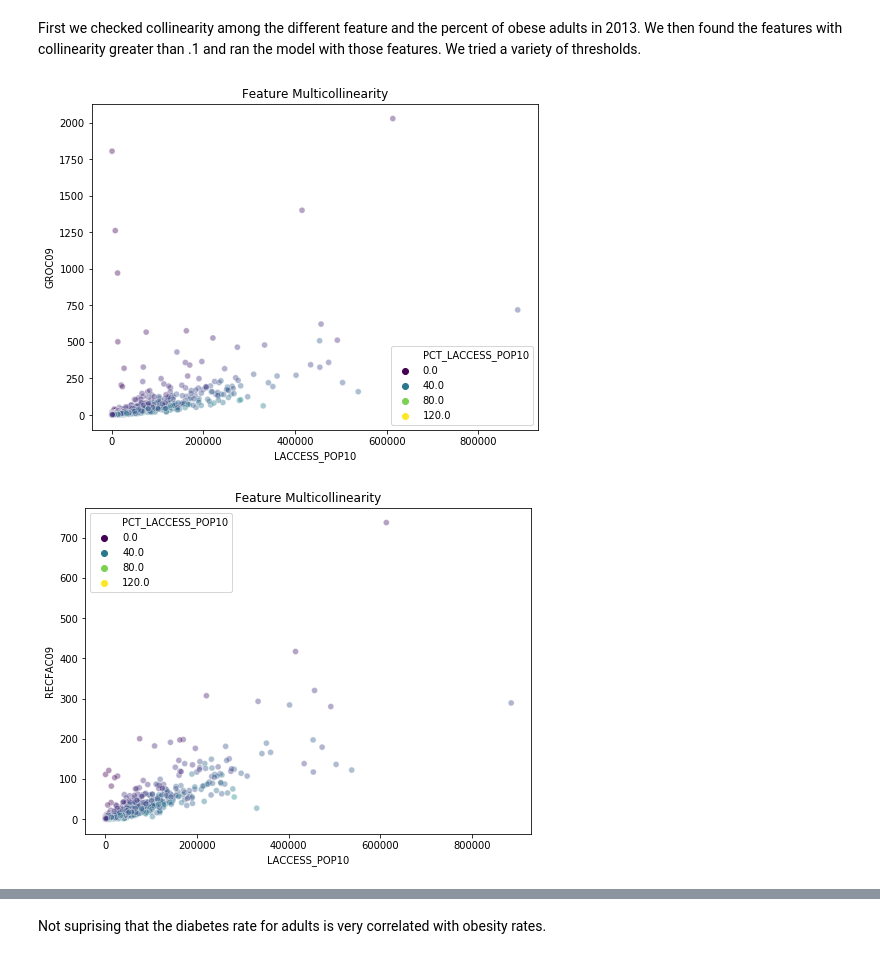
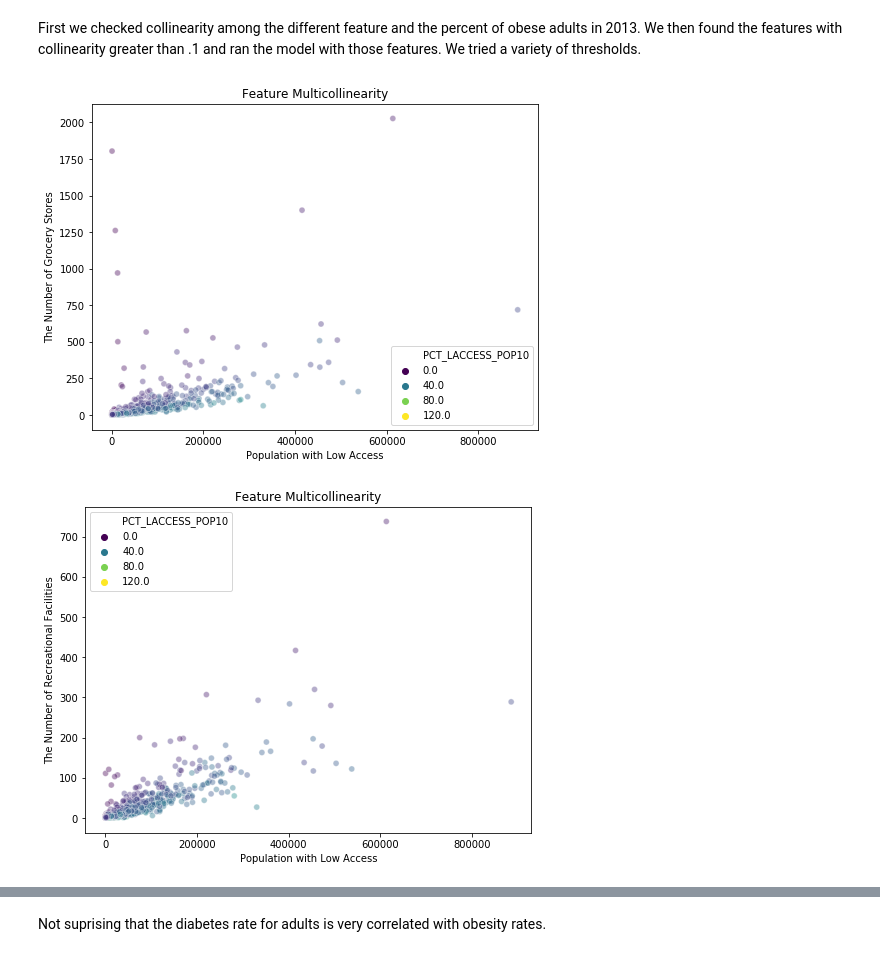
Before and after one commit to Graceallison/Predicting-Obesity-Rate-Bases-on-Food-Environment, a Jupyter notebook: Code/EDA and Modelling.ipynb, the cells around one changed output, grey strips where cells are left out. Cells and saved outputs as stored; diff of their text form; code cells hidden in the pictures.

```diff
--- a/Code/EDA and Modelling.ipynb
+++ b/Code/EDA and Modelling.ipynb
@@ -193,18 +193,18 @@ First we checked collinearity among the different feature and the percent of obe
 ax = plt.figure(figsize=(8,6))
 ax = sns.scatterplot(x=df['LACCESS_POP10'], y=df['GROC09'], hue=df['PCT_LACCESS_POP10'],
                  cmap='viridis', alpha=.4, legend='brief', palette='viridis')
-plt.title("Feature Multicollinearity");
-#plt.xlabel("Obesisty Rate"),
-#plt.ylabel("The Number of Recreational and Fitness Physilities");
+plt.title("Feature Multicollinearity")
+ax.set(xlabel = "Population with Low Access", ylabel = "The Number of Grocery Stores");
 # %% [output]
-[figure, old version]
+[figure, new version]
 # %%
 ax = plt.figure(figsize=(8,6))
 ax = sns.scatterplot(x=df['LACCESS_POP10'], y=df['RECFAC09'], hue=df['PCT_LACCESS_POP10'],
                  cmap='viridis', alpha=.4, legend='brief', palette='viridis')
-plt.title("Feature Multicollinearity");
+plt.title("Feature Multicollinearity")
+ax.set(xlabel = "Population with Low Access", ylabel = "The Number of Recreational Facilities");
 # %% [output]
-[figure, old version]
+[figure, new version]
 # %%
 ax = plt.figure(figsize=(8,6))
 ax = sns.scatterplot(x=df['PCT_OBESE_ADULTS13'], y=df['PCT_DIABETES_ADULTS13'], hue=df['PCT_LACCESS_POP10'],
```
Also changed, not shown: parts of 3 cells of this notebook.
